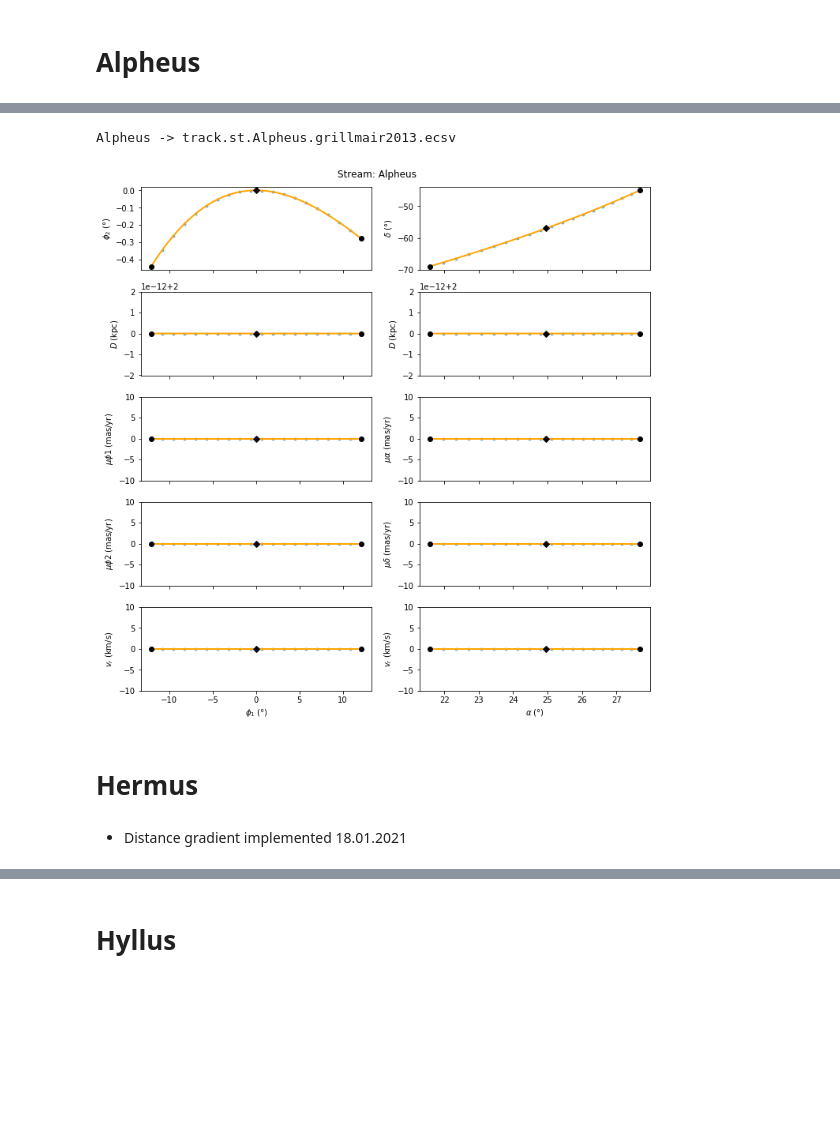
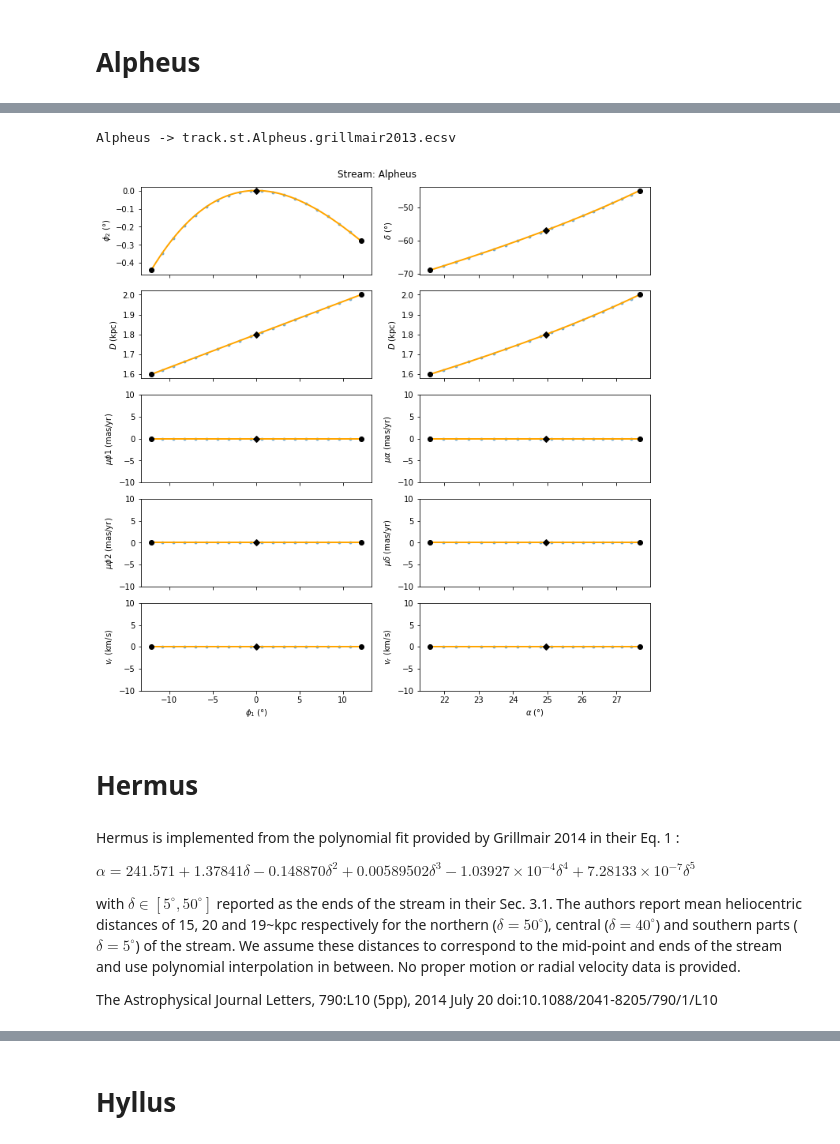
Before and after one commit to cmateu/galstreams, a Jupyter notebook: galstreams/tracks/standardized_tracks.ipynb, the cells around one changed output, grey strips where cells are left out. Drawn from its saved outputs; the diff is of its cells as text; code cells hidden in the pictures; blank space fills up the shorter version.

```diff
--- a/galstreams/tracks/standardized_tracks.ipynb
+++ b/galstreams/tracks/standardized_tracks.ipynb
@@ -61,11 +61,12 @@ def get_track_from_points(sc, N=200, deg=7, stream_frame=None, mid_point=None):
     phi2_mid = phi2_fit(mean_phi1.value)*scp.phi2.unit
 
     if mid_point is None: track_mid_point = ac.SkyCoord(phi1=mean_phi1, phi2=phi2_mid, frame=fr)
-    else: track_mid_point = mid_point
+    else: track_mid_point = mid_point.transform_to(fr)
 
     #Initial track object
     track = ac.SkyCoord(phi1=phi1s, phi2=phi2_fit(phi1s.value)*u.deg, frame=fr)
 
+    #In general phi1=0 in the initial guess frame is not necesarily contained between the end points
     if stream_frame is not None: new_fr = stream_frame
     else:
         #Recompute the track using two points in the track, close to the center, at both sides (this ensures mid point is close to phi2=0)
@@ -87,7 +88,6 @@ def get_track_from_points(sc, N=200, deg=7, stream_frame=None, mid_point=None):
     mean_phi1 = np.mean(phi1_end_points)
     phi2_mid = phi2_fit([mean_phi1.value,])*scp.phi2.unit
 
-    #In general phi1=0 in the initial guess frame is not necesarily contained between the end points
 
     mid_dict = dict(frame=new_fr, phi1=mean_phi1, phi2=phi2_mid)
     end_dict = dict(frame=new_fr, phi1= phi1_end_points, phi2=phi2_end)
@@ -117,7 +117,9 @@ def get_track_from_points(sc, N=200, deg=7, stream_frame=None, mid_point=None):
         new_fr = stream_frame
         new_pole = ac.SkyCoord(phi1=np.array([0.,])*u.deg, phi2=np.array([90.,])*u.deg, frame=new_fr)
     else:
-        new_fr = gc.GreatCircleICRSFrame(pole=new_pole, ra0=track_mid_point.transform_to(ac.ICRS).ra[0])
+        if np.ndim(track_mid_point.transform_to(ac.ICRS).ra)==0: ra0=track_mid_point.transform_to(ac.ICRS).ra
+        else: ra0=track_mid_point.transform_to(ac.ICRS).ra[0]
+        new_fr = gc.GreatCircleICRSFrame(pole=new_pole, ra0=ra0)
         #Re-store so that new_pole is iterable. Saves me trouble later
         new_pole = ac.SkyCoord(ra=np.array([new_pole.ra.deg,]), dec=np.array([new_pole.dec.deg,]), unit=u.deg)
 
@@ -248,7 +250,7 @@ def generate_track_from_points_plot_and_store(obs, Name, Ref, mid_point=None, st
 
     if ShortName is None:  ShortName=Name[:3]
 
-    track, track_width, track_end_points, track_mid_point, mid_pole, stream_fr, track_fits = get_track_from_points(obs.icrs, deg=deg, stream_frame=stream_frame)
+    track, track_width, track_end_points, track_mid_point, mid_pole, stream_fr, track_fits = get_track_from_points(obs.icrs, deg=deg, stream_frame=stream_frame, mid_point=mid_point)
 
     #Print track out
     ofileroot = f"track{plot_ext}.{Name}.{Ref.lower()}"
@@ -618,22 +685,34 @@ Alpheus
 # %%
 #Alpheus
 dec=np.linspace(-69.,-45.,20)
 ra = 32.116-0.00256*dec-0.00225*(dec**2)  #from Grillmair 2013
-D = 2.*np.ones(ra.size)
+#D = 1.9*np.ones(ra.size)
 zeros=np.zeros(ra.size)
+
+Fd = scipy.interpolate.interp1d([dec[0],dec[-1]],[1.6,2.0],kind='linear',bounds_error=False)
+D = Fd(dec)*u.kpc    #Ro,Rf are passed in kpc
+
+
 Ref = "grillmair2013"
 Name,ShortName= "Alpheus","Alp"
 
 obs = ac.SkyCoord(ra=ra*u.deg, dec=dec*u.deg, distance=D*u.kpc, frame='icrs',
                  pm_ra_cosdec=zeros*u.mas/u.yr, pm_dec=zeros*u.mas/u.yr)
 
 generate_track_from_points_plot_and_store(obs, Name, Ref, mid_point=None, ShortName=ShortName, clf=False, plot_obs=True)
 # %% [output]
 Alpheus -> track.st.Alpheus.grillmair2013.ecsv
-[figure, old version]
+[figure, new version]
 # %% [markdown]
 Hermus
 =======
-# %% [markdown]
-- Distance gradient implemented 18.01.2021
+# %% [markdown]
+Hermus is implemented from the polynomial fit provided by Grillmair 2014 in their Eq. 1 :
+
+$\alpha = 241.571 + 1.37841\delta - 0.148870\delta^2 + 0.00589502\delta^3 - 1.03927\times 10^{-4}\delta^4 + 7.28133\times 10^{-7}\delta^5$
+
+
+with $\delta \in [5^\circ, 50^\circ ]$ reported as the ends of the stream in their Sec. 3.1. The authors report mean heliocentric distances of 15, 20 and 19~kpc respectively for the northern ($\delta =50^\circ$), central ($\delta =40^\circ$) and southern parts ($\delta =5^\circ$) of the stream. We assume these distances to correspond to the mid-point and ends of the stream and use polynomial interpolation in between. No proper motion or radial velocity data is provided.
+
+The Astrophysical Journal Letters, 790:L10 (5pp), 2014 July 20 doi:10.1088/2041-8205/790/1/L10
 # %%
```
Also changed, not shown: parts of 67 cells of this notebook.
